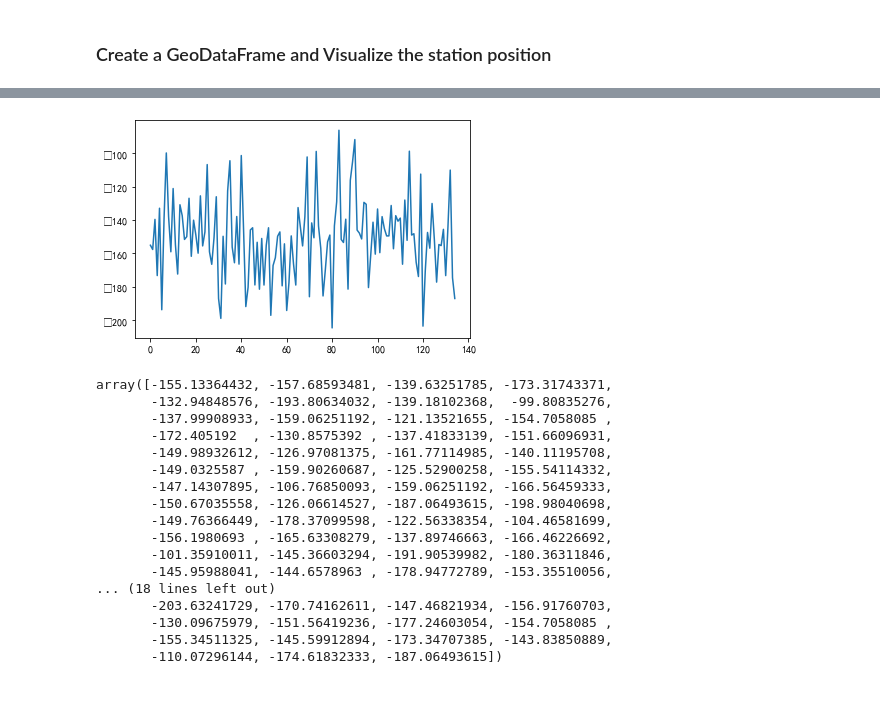
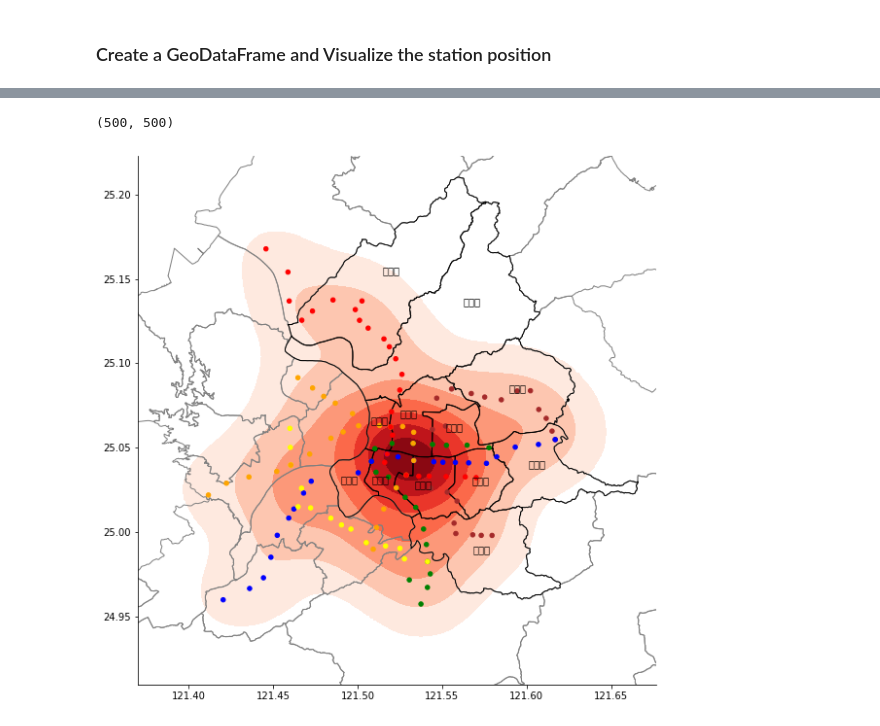
Before and after one commit to candicehwliu/taipei-mrt-map, a Jupyter notebook: Final Project-MRT station.ipynb, the cells around one changed output, grey strips where cells are left out. Cells and saved outputs as stored; diff of their text form; code cells hidden in the pictures; blank space fills up the shorter version.

```diff
--- a/Final Project-MRT station.ipynb
+++ b/Final Project-MRT station.ipynb
@@ -128,15 +123,0 @@ from graphics import Point
-# %%
-# 取得台灣各行政區邊界的資訊
-taiwan = geopandas.read_file(r'C:\Users\USER\Desktop\MyProjects\Taipei MRT system\Taipei District\TOWN_MOI_1091016.shp', encoding='utf-8')
-taipei_base_map = taiwan[taiwan['COUNTYNAME']=='臺北市']
-
-ax = taipei_base_map.plot(color='white', edgecolor='black', figsize=(10,10))
-
-# transform Longitude and Latitude into a list
-latitudes = station_df.loc[:, 'StationPosition_PositionLat']
-longitudes = station_df.loc[:,'StationPosition_PositionLon']
-geo_df = geopandas.GeoDataFrame(station_df, geometry = geopandas.points_from_xy(longitudes, latitudes))
-
-geo_df.plot(ax = ax, color='red')
-
-plt.show()
@@ -145,29 +123,0 @@ plt.show()
-# %%
-latlon = np.vstack([latitudes,longitudes]).T
-kde = KernelDensity(bandwidth=0.03, metric='haversine')
-kde.fit(np.radians(latlon))
-score = kde.score_samples(latlon)
-plt.plot(score)
-plt.show()
-# %% [output]
-[figure, removed]
-# %%
-score
-# %% [output]
-array([-155.13364432, -157.68593481, -139.63251785, -173.31743371,
-       -132.94848576, -193.80634032, -139.18102368,  -99.80835276,
-       -137.99908933, -159.06251192, -121.13521655, -154.7058085 ,
-       -172.405192  , -130.8575392 , -137.41833139, -151.66096931,
-       -149.98932612, -126.97081375, -161.77114985, -140.11195708,
-       -149.0325587 , -159.90260687, -125.52900258, -155.54114332,
-       -147.14307895, -106.76850093, -159.06251192, -166.56459333,
-       -150.67035558, -126.06614527, -187.06493615, -198.98040698,
-       -149.76366449, -178.37099598, -122.56338354, -104.46581699,
-       -156.1980693 , -165.63308279, -137.89746663, -166.46226692,
-       -101.35910011, -145.36603294, -191.90539982, -180.36311846,
-       -145.95988041, -144.6578963 , -178.94772789, -153.35510056,
-... (18 lines left out)
-       -203.63241729, -170.74162611, -147.46821934, -156.91760703,
-       -130.09675979, -151.56419236, -177.24603054, -154.7058085 ,
-       -155.34511325, -145.59912894, -173.34707385, -143.83850889,
-       -110.07296144, -174.61832333, -187.06493615])
@@ -174,3 +148,39 @@ array([-155.13364432, -157.68593481, -139.63251785, -173.31743371,
+# %%
+# Read file
+taiwan = geopandas.read_file('./Taipei District/TOWN_MOI_1091016.shp', encoding='utf-8')
+taipei_base_map = taiwan[taiwan['COUNTYNAME']=='臺北市']
+new_taipei = taiwan[taiwan['COUNTYNAME']=='新北市']
+# coords: 標註台北市各區名稱(座標)
+taipei_base_map['coords'] = taipei_base_map['geometry'].apply(lambda x: x.representative_point().coords[:])
+taipei_base_map['coords'] = [coords[0] for coords in taipei_base_map.loc[:, 'coords']]
+# create plot
+fig = plt.figure(figsize=(10,10))
+ax = fig.gca()
+xlim = (121.37, 121.67637397645004)
+ylim = (24.91, 25.222658830400047)
+
+# plotting
+latitudes = station_df.loc[:, 'StationPosition_PositionLat']
+longitudes = station_df.loc[:,'StationPosition_PositionLon']
+geo_df = geopandas.GeoDataFrame(station_df, geometry = geopandas.points_from_xy(longitudes, latitudes))
+geo_df.plot(ax = ax, color='red')
+f = get_heat(geo_df, ax, xlim, ylim)
+new_taipei.plot(facecolor="none", edgecolor='gray', ax=ax)
+taipei_base_map.plot(facecolor="none", edgecolor='black', ax=ax)
+for idx, row in taipei_base_map.iterrows():
+    plt.annotate(s=row['TOWNNAME'], xy=row['coords'], horizontalalignment='center')
+
+# transform Longitude and Latitude into a list
+
+
+# plt setting
+plt.gca().spines['top'].set_visible(False)
+plt.gca().spines['right'].set_visible(False)
+plt.scatter(longitudes, latitudes, s=20, c=station_df['Line_Color'])
+plt.show()
+# %% [output]
+(500, 500)
+[figure, added]
 # %%
 # mark different colors by MRT station lines
 def color_extract(color_ID):
```
Also changed, not shown: parts of 8 cells of this notebook, 2 other files.
